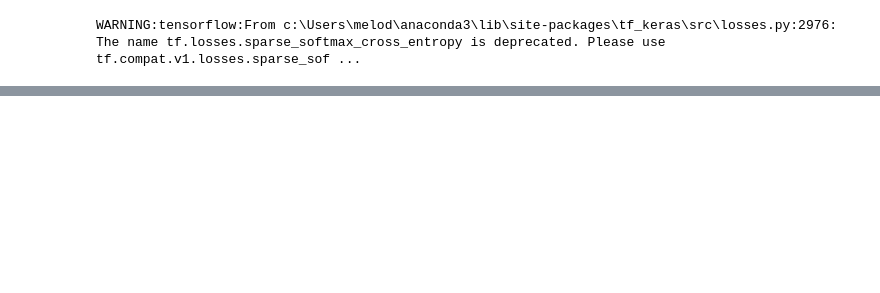
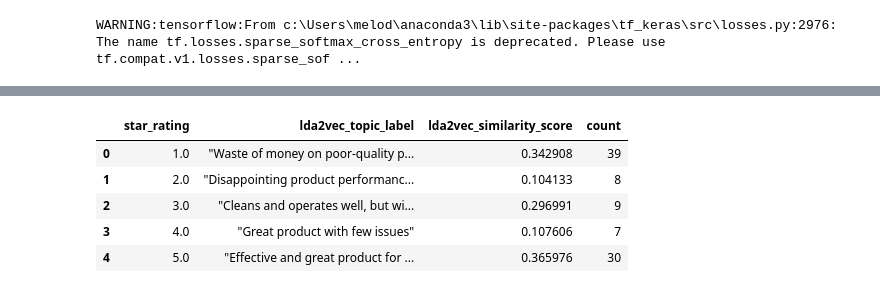
Before and after one commit to jluo3364/BTT-Clorox-Company, a Jupyter notebook: TopicModel/lda2vec_test.ipynb, the cells around one changed output, grey strips where cells are left out. Cells and saved outputs as stored; diff of their text form; code cells hidden in the pictures; blank space fills up the shorter version.

```diff
--- a/TopicModel/lda2vec_test.ipynb
+++ b/TopicModel/lda2vec_test.ipynb
@@ -35,0 +98,34 @@ Finished creating LDA2Vec model for subcategory WOOD/FURNITURE/DUST in 2.55 seco
+# %%
+# similarity scores without outliers
+filtered_df = pd.DataFrame()  # Initialize an empty DataFrame to store filtered data
+
+for subcategory in subcategories:
+    df_subcategory = result_df[result_df['subcategory'] == subcategory]
+
+    for star_rating in df_subcategory['star_rating'].unique():
+        df_rating = df_subcategory[df_subcategory['star_rating'] == star_rating]
+
+        # Calculate Q1, Q3, and IQR for similarity_score
+        Q1 = df_rating['lda2vec_similarity_score'].quantile(0.25)
+        Q3 = df_rating['lda2vec_similarity_score'].quantile(0.75)
+        IQR = Q3 - Q1
+
+        # Define lower and upper bounds for outliers
+        lower_bound = Q1 - 1.5 * IQR
+        upper_bound = Q3 + 1.5 * IQR
+
+        # Filter out the outliers
+        df_filtered = df_rating[(df_rating['lda2vec_similarity_score'] >= lower_bound) & (df_rating['lda2vec_similarity_score'] <= upper_bound)]
+
+        # Append filtered data to the new DataFrame
+        filtered_df = pd.concat([filtered_df, df_filtered])
+
+# Plot boxplot without outliers
+for subcategory in subcategories:
+    df_subcategory = filtered_df[filtered_df['subcategory'] == subcategory]
+    plt.figure(figsize=(10, 6))
+    sns.boxplot(data=df_subcategory, x='star_rating', y='lda2vec_similarity_score')
+    plt.title(f'Distribution of Similarity Scores by Star Rating for subcategory {subcategory} (Outliers Removed)')
+    plt.xlabel('Star Rating')
+    plt.ylabel('Similarity Score')
+    plt.show()
@@ -35,0 +163,12 @@ Finished creating LDA2Vec model for subcategory WOOD/FURNITURE/DUST in 2.55 seco
+# %%
+for subcategory in subcategories:
+    topic_similarity_df = lda2vec_model.get_topic_information(subcategory)
+# %%
+topic_similarity_df
+# %% [output]
+|  | star_rating | lda2vec_topic_label | lda2vec_similarity_score | count |
+| 0 | 1.0 | "Waste of money on poor-quality p... | 0.342908 | 39 |
+| 1 | 2.0 | "Disappointing product performanc... | 0.104133 | 8 |
+| 2 | 3.0 | "Cleans and operates well, but wi... | 0.296991 | 9 |
+| 3 | 4.0 | "Great product with few issues" | 0.107606 | 7 |
+| 4 | 5.0 | "Effective and great product for ... | 0.365976 | 30 |
```
Also changed, not shown: parts of 9 cells of this notebook, 3 other files.
